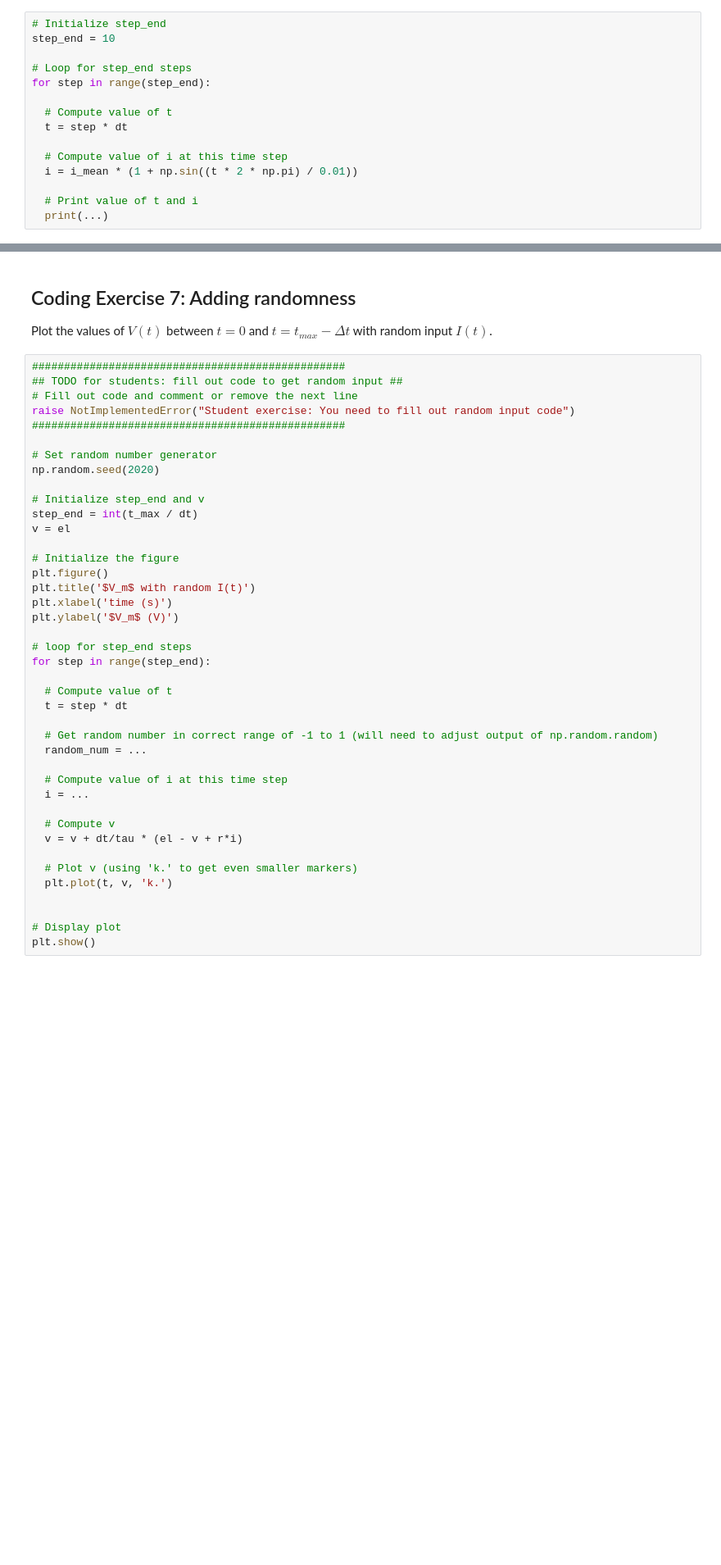
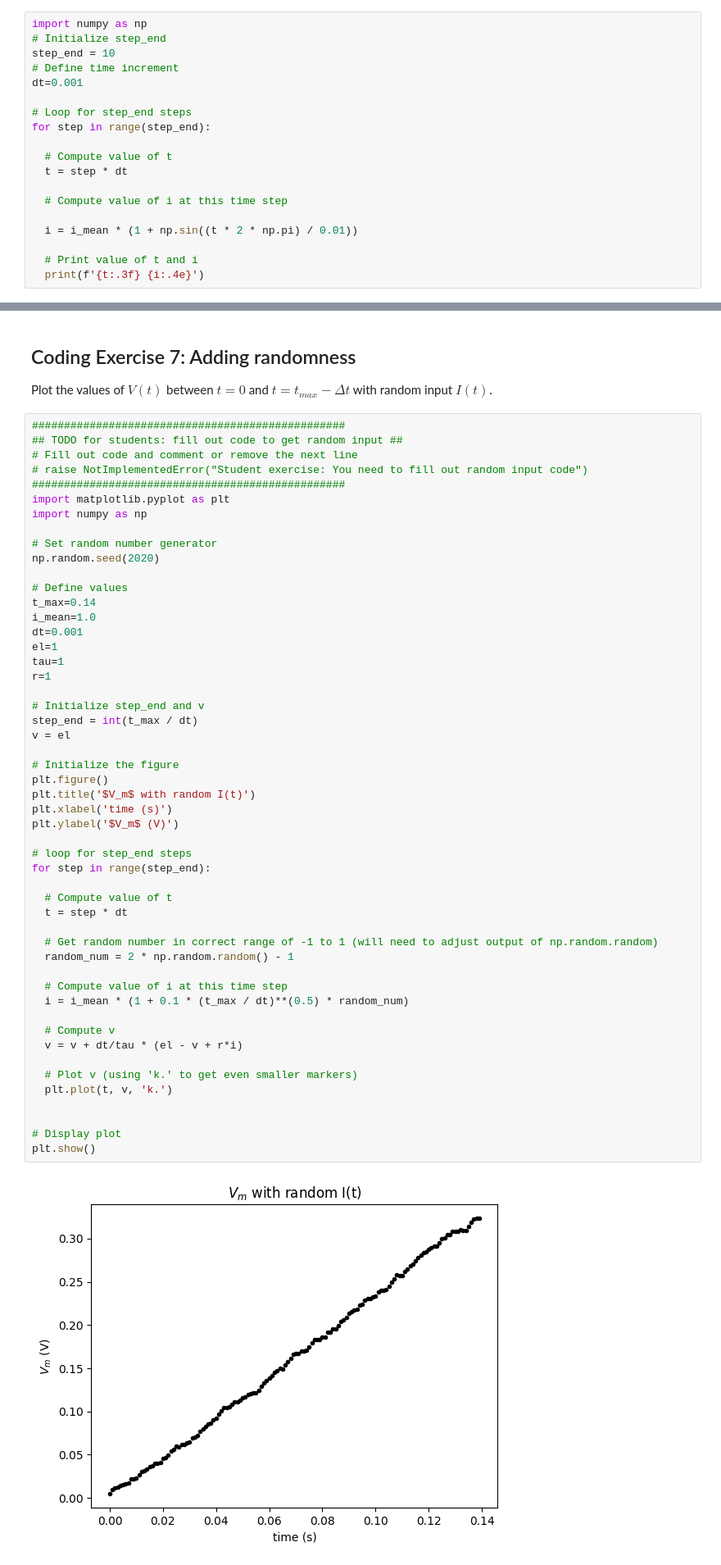
Before and after one commit to atryt0ne/BCS_Introductory_Comp_Neuro, a Jupyter notebook: tutorials/W0D1_PythonWorkshop1/student/W0D1_Tutorial1.ipynb, the cells around one changed output, grey strips where cells are left out. Shown at 82% size. Cells and saved outputs as stored; diff of their text form; blank space fills up the shorter version.

```diff
--- a/tutorials/W0D1_PythonWorkshop1/student/W0D1_Tutorial1.ipynb
+++ b/tutorials/W0D1_PythonWorkshop1/student/W0D1_Tutorial1.ipynb
@@ -269,8 +283,11 @@ print(f'{x:.4e}')
 
 Repeat the loop from the previous exercise and print the `t` values with three decimal points, and synaptic input $I(t)$ with four decimal points in exponential notation.
 # %%
+import numpy as np
 # Initialize step_end
 step_end = 10
+# Define time increment
+dt=0.001
 
 # Loop for step_end steps
 for step in range(step_end):
@@ -279,7 +296,8 @@ for step in range(step_end):
   t = step * dt
 
   # Compute value of i at this time step
+
   i = i_mean * (1 + np.sin((t * 2 * np.pi) / 0.01))
 
   # Print value of t and i
-  print(...)
+  print(f'{t:.3f} {i:.4e}')
@@ -685,43 +760,55 @@ Plot the values of $V(t)$ between $t=0$ and $t=t_{max}-\Delta t$ with random inp
 #################################################
 ## TODO for students: fill out code to get random input ##
 # Fill out code and comment or remove the next line
-raise NotImplementedError("Student exercise: You need to fill out random input code")
+# raise NotImplementedError("Student exercise: You need to fill out random input code")
 #################################################
+import matplotlib.pyplot as plt
+import numpy as np
 
 # Set random number generator
 np.random.seed(2020)
+
+# Define values
+t_max=0.14
+i_mean=1.0
+dt=0.001
+el=1
+tau=1
+r=1
 
 # Initialize step_end and v
 step_end = int(t_max / dt)
 v = el
 
 # Initialize the figure
 plt.figure()
 plt.title('$V_m$ with random I(t)')
 plt.xlabel('time (s)')
 plt.ylabel('$V_m$ (V)')
 
 # loop for step_end steps
 for step in range(step_end):
 
   # Compute value of t
   t = step * dt
 
   # Get random number in correct range of -1 to 1 (will need to adjust output of np.random.random)
-  random_num = ...
+  random_num = 2 * np.random.random() - 1
 
   # Compute value of i at this time step
-  i = ...
+  i = i_mean * (1 + 0.1 * (t_max / dt)**(0.5) * random_num)
 
   # Compute v
   v = v + dt/tau * (el - v + r*i)
 
   # Plot v (using 'k.' to get even smaller markers)
   plt.plot(t, v, 'k.')
 
 
 # Display plot
 plt.show()
+# %% [output]
+[figure, added]
 # %% [markdown]
 [*Click for solution*](https://github.com/NeuromatchAcademy/precourse/tree/main//tutorials/W0D1_PythonWorkshop1/solutions/W0D1_Tutorial1_Solution_413e2a3c.py)
 
```
Also changed, not shown: parts of 12 cells of this notebook.
